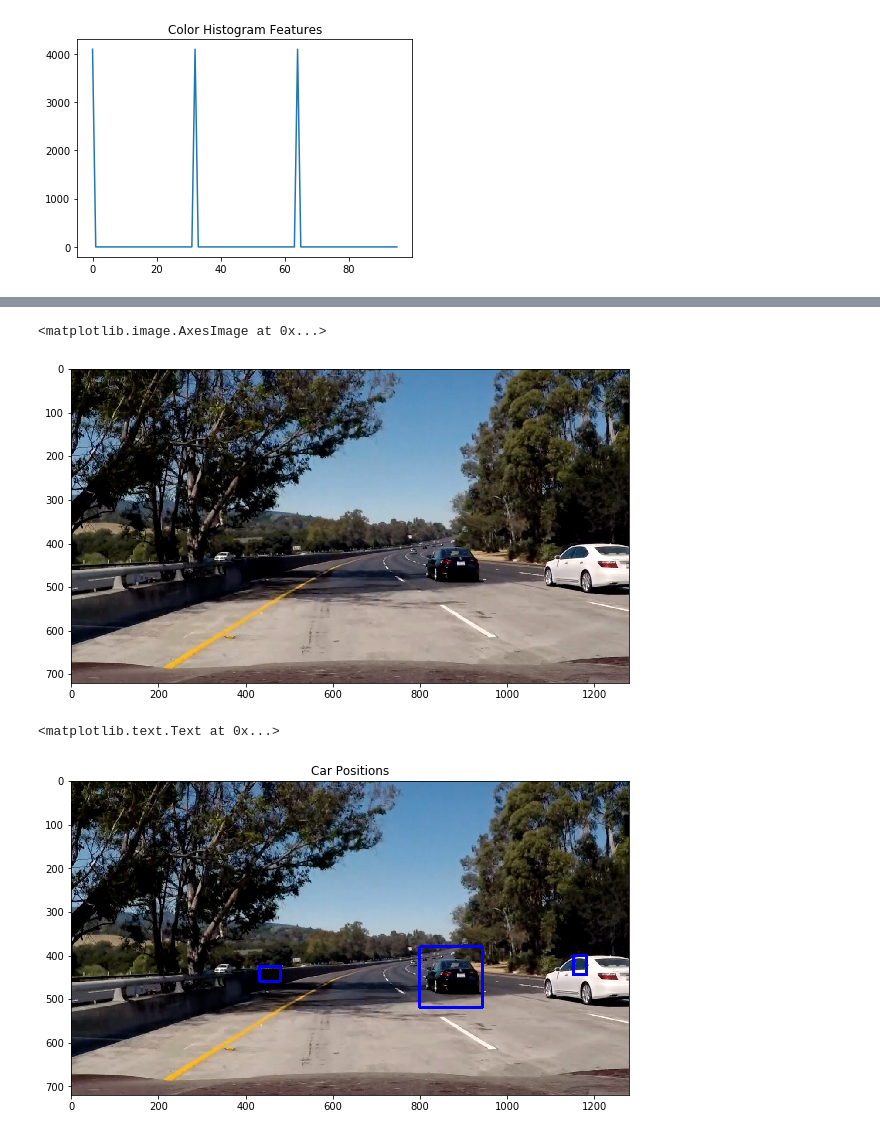
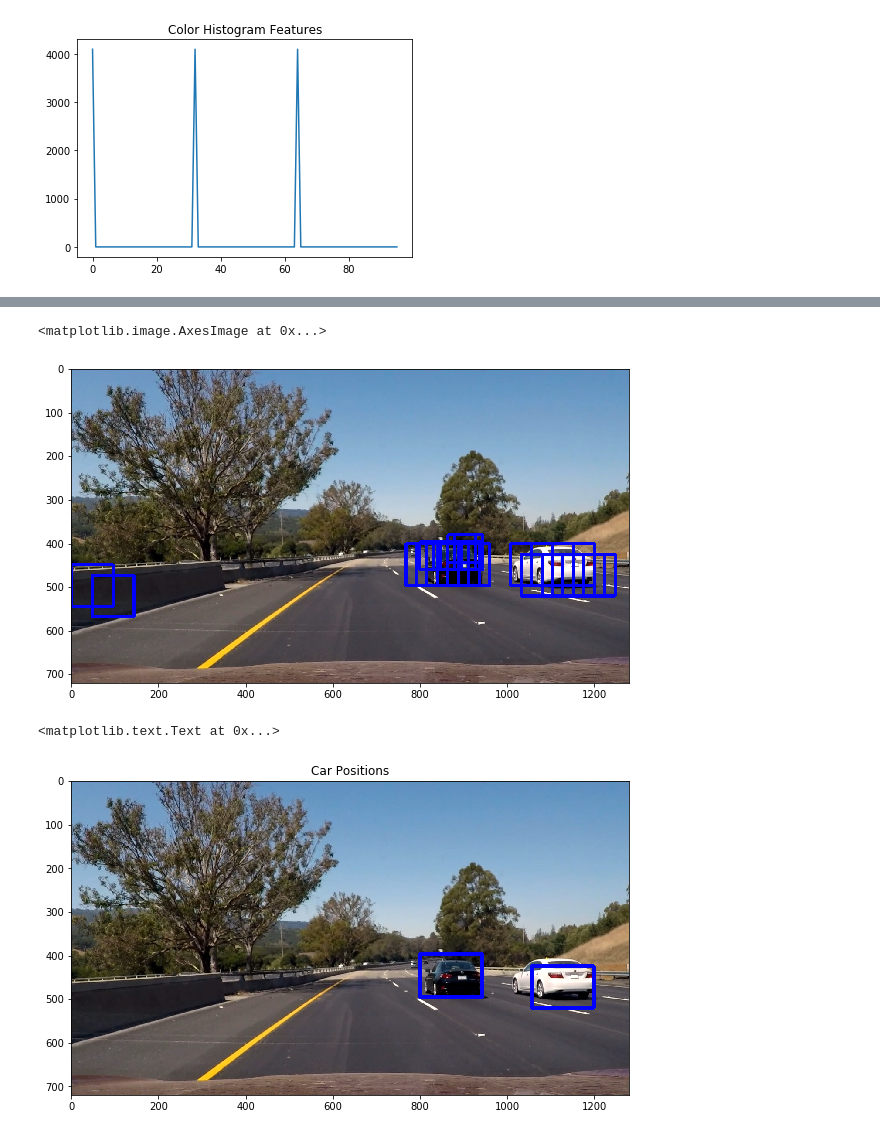
Before and after one commit to NUBYRA/CarND-Vehicle-Detection, a Jupyter notebook: P5.ipynb, the cells around one changed output, grey strips where cells are left out. Cells and saved outputs as stored; diff of their text form; code cells hidden in the pictures.

```diff
--- a/P5.ipynb
+++ b/P5.ipynb
@@ -288,6 +288,4 @@ For these 10 labels:  [ 0.  0.  1.  1.  0.  0.  0.  0.  1.  1.]
 # %%
-img = plt.imread('test_images/test5.jpg')
-
 # Define a single function that can extract features using hog sub-sampling and make predictions
 def find_cars(img, ystart, ystop, scale, svc, X_scaler, orient, pix_per_cell, cell_per_block, spatial_size, hist_bins):
 
@@ -348,38 +346,49 @@ def find_cars(img, ystart, ystop, scale, svc, X_scaler, orient, pix_per_cell, ce
             test_features = X_scaler.transform(np.hstack((spatial_features, hist_features, hog_features)).reshape(1, -1))
             test_prediction = svc.predict(test_features)
 
             if test_prediction == 1:
                 xbox_left = np.int(xleft*scale)
                 ytop_draw = np.int(ytop*scale)
                 win_draw = np.int(window*scale)
-                cv2.rectangle(draw_img,(xbox_left, ytop_draw+ystart),(xbox_left+win_draw,ytop_draw+win_draw+ystart),(0,0,255),6)
                 rectangles.append(((xbox_left, ytop_draw+ystart),(xbox_left+win_draw,ytop_draw+win_draw+ystart)))
-    return draw_img, rectangles
+    return rectangles
+
+img = plt.imread('test_images/test6.jpg')
 
 ystart = 380
 ystop = 480
 scale = 1.0
 
-out_img, rec1 = find_cars(img, ystart, ystop, scale, svc, X_scaler, orient, pix_per_cell, cell_per_block, spatial_size, hist_bins)
+rec1 = find_cars(img, ystart, ystop, scale, svc, X_scaler, orient, pix_per_cell, cell_per_block, spatial_size, hist_bins)
 
 ystart = 400
 ystop = 600
 scale = 1.5
 
-out_img, rec2 = find_cars(img, ystart, ystop, scale, svc, X_scaler, orient, pix_per_cell, cell_per_block, spatial_size, hist_bins)
+rec2 = find_cars(img, ystart, ystop, scale, svc, X_scaler, orient, pix_per_cell, cell_per_block, spatial_size, hist_bins)
+
+ystart = 480
+ystop = 680
+scale = 2.5
+
+rec3 = find_cars(img, ystart, ystop, scale, svc, X_scaler, orient, pix_per_cell, cell_per_block, spatial_size, hist_bins)
 
 ystart = 500
 ystop = 700
-scale = 2.5
+scale = 3.0
 
-out_img, rec3 = find_cars(img, ystart, ystop, scale, svc, X_scaler, orient, pix_per_cell, cell_per_block, spatial_size, hist_bins)
+rec4 = find_cars(img, ystart, ystop, scale, svc, X_scaler, orient, pix_per_cell, cell_per_block, spatial_size, hist_bins)
 
 rec = []
 rec.append(rec1)
 rec.append(rec2)
 rec.append(rec3)
+rec.append(rec4)
+rec = [item for sublist in rec for item in sublist]
 fig = plt.figure(figsize=(10,10))
-plt.imshow(out_img)
+for r in rec:
+    cv2.rectangle(img,r[0], r[1],(0,0,255),6)
+plt.imshow(img)
 # %% [output]
 <matplotlib.image.AxesImage at 0x...>
-[figure, old version]
+[figure, new version]
@@ -388,6 +395,7 @@ rec = [item for sublist in rec for item in sublist]
 # %%
 box_list = rec
-heat = np.zeros_like(out_img[:,:,0]).astype(np.float)
+heat = np.zeros_like(img[:,:,0]).astype(np.float)
+img = plt.imread('test_images/test6.jpg')
 
 def add_heat(heatmap, bbox_list):
     # Iterate through list of bboxes
@@ -416,15 +424,15 @@ def draw_labeled_bboxes(img, labels):
         # Define a bounding box based on min/max x and y
         bbox = ((np.min(nonzerox), np.min(nonzeroy)), (np.max(nonzerox), np.max(nonzeroy)))
         # Draw the box on the image
-        cv2.rectangle(img, bbox[0], bbox[1], (0,0,255), 6)
+        cv2.rectangle(img, bbox[0], bbox[1], (0,0,255), 7)
     # Return the image
     return img
 
 # Add heat to each box in box list
-heat = add_heat(heat,box_list)
+heat = add_heat(heat, box_list)
 
 # Apply threshold to help remove false positives
-heat = apply_threshold(heat,2)
+heat = apply_threshold(heat, 2)
 
 labels = label(heat)
 
@@ -440,4 +448,4 @@ plt.imshow(draw_img)
 plt.title('Car Positions')
 # %% [output]
 <matplotlib.text.Text at 0x...>
-[figure, old version]
+[figure, new version]
```
Also changed, not shown: parts of 8 cells of this notebook, 4 other files.
